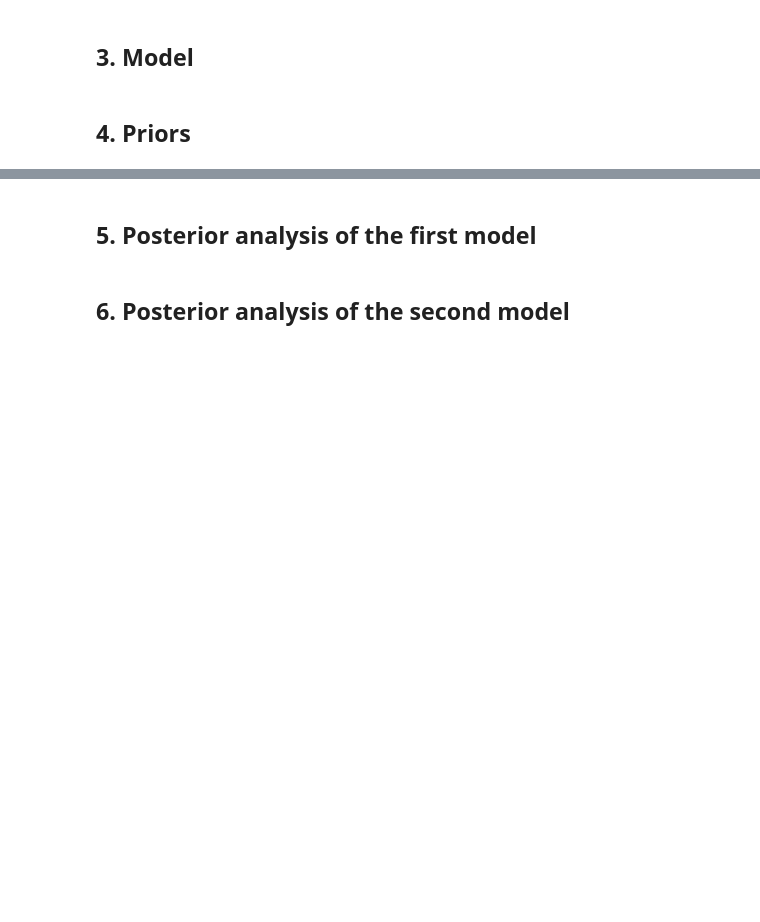
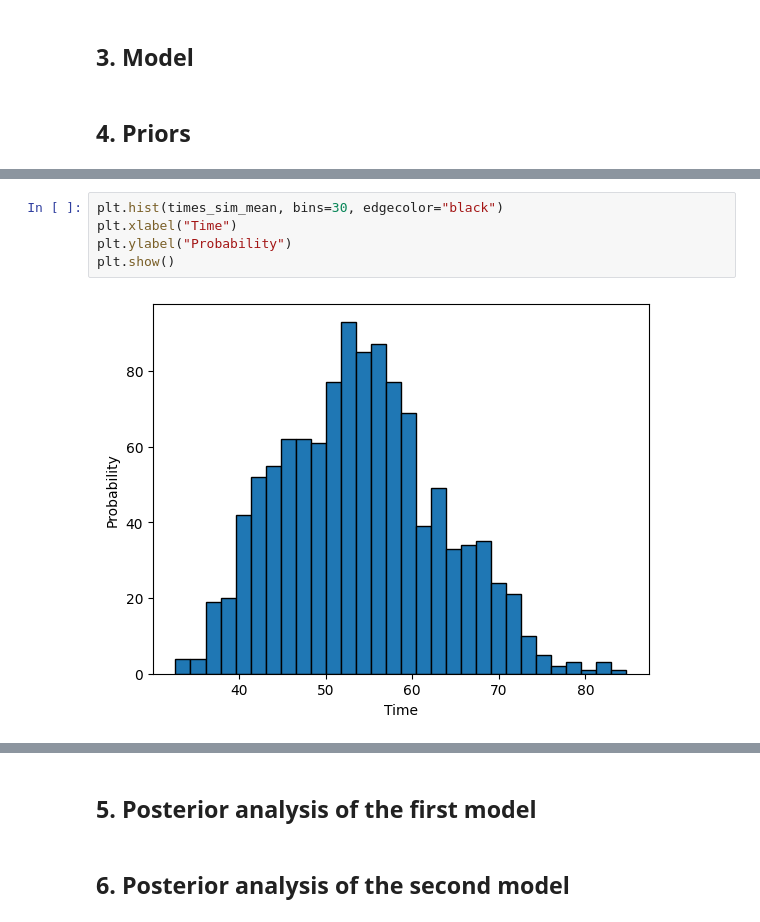
Before and after one commit to rafalmaciasz/employee-turnover, a Jupyter notebook: project.ipynb, the cells around one changed output, grey strips where cells are left out. Drawn from its saved outputs; the diff is of its cells as text; blank space fills up the shorter version.

```diff
--- a/project.ipynb
+++ b/project.ipynb
@@ -139,0 +200,7 @@ Now the dataset is fully ready to use in our modelling. We can also see the enco
+# %%
+plt.hist(times_sim_mean, bins=30, edgecolor="black")
+plt.xlabel("Time")
+plt.ylabel("Probability")
+plt.show()
+# %% [output]
+[figure, added]
```
Also changed, not shown: parts of 13 cells of this notebook, 1 other file.
